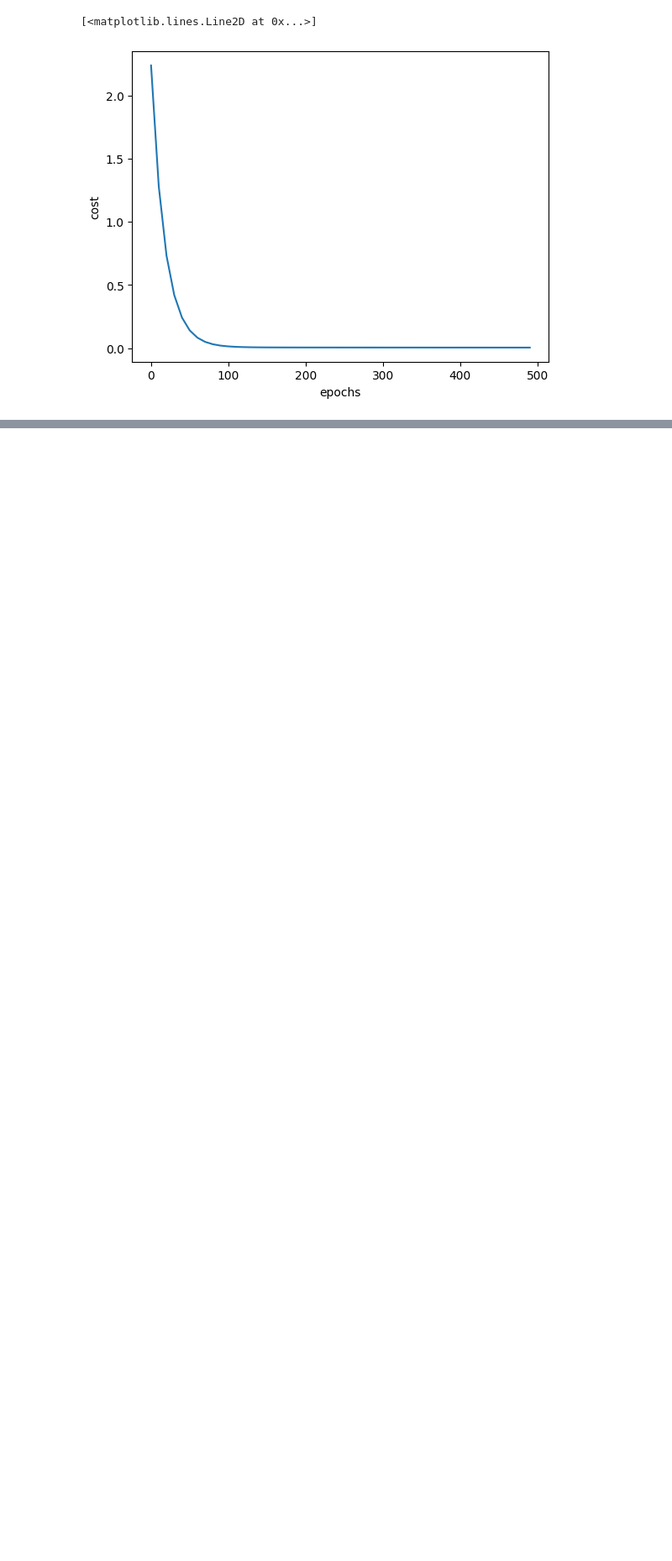
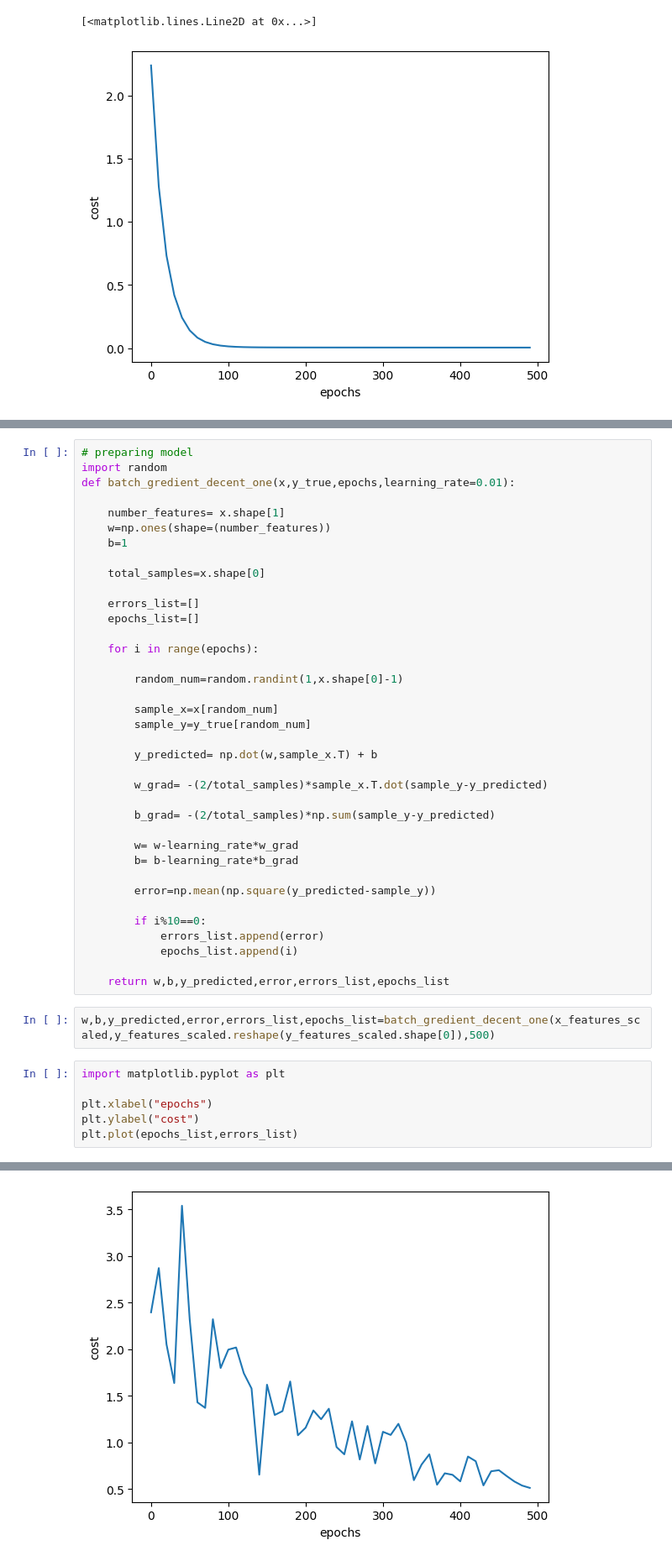
Before and after one commit to SalemElbermawy/full_deep, a Jupyter notebook: learning.ipynb, the cells around one changed output, grey strips where cells are left out. Shown at 84% size. Cells and saved outputs as stored; diff of their text form; blank space fills up the shorter version.

Commit message:
titanic survive detection model

```diff
--- a/learning.ipynb
+++ b/learning.ipynb
@@ -564,0 +583,46 @@ plt.plot(epochs_list,errors_list)
+# %%
+# preparing model
+import random
+def batch_gredient_decent_one(x,y_true,epochs,learning_rate=0.01):
+
+    number_features= x.shape[1]
+    w=np.ones(shape=(number_features))
+    b=1
+
+    total_samples=x.shape[0]
+
+    errors_list=[]
+    epochs_list=[]
+
+    for i in range(epochs):
+
+        random_num=random.randint(1,x.shape[0]-1)
+
+        sample_x=x[random_num]
+        sample_y=y_true[random_num]
+
+        y_predicted= np.dot(w,sample_x.T) + b
+
+        w_grad= -(2/total_samples)*sample_x.T.dot(sample_y-y_predicted)
+
+        b_grad= -(2/total_samples)*np.sum(sample_y-y_predicted)
+
+        w= w-learning_rate*w_grad
+        b= b-learning_rate*b_grad
+
+        error=np.mean(np.square(y_predicted-sample_y))
+
+        if i%10==0:
+            errors_list.append(error)
+            epochs_list.append(i)
+
+    return w,b,y_predicted,error,errors_list,epochs_list
+# %%
+w,b,y_predicted,error,errors_list,epochs_list=batch_gredient_decent_one(x_features_scaled,y_features_scaled.reshape(y_features_scaled.shape[0]),500)
+# %%
+import matplotlib.pyplot as plt
+
+plt.xlabel("epochs")
+plt.ylabel("cost")
+plt.plot(epochs_list,errors_list)
+# %% [output]
@@ -564,0 +630 @@ plt.plot(epochs_list,errors_list)
+[figure, added]
```
Also changed, not shown: parts of 7 cells of this notebook, 7 other files.
